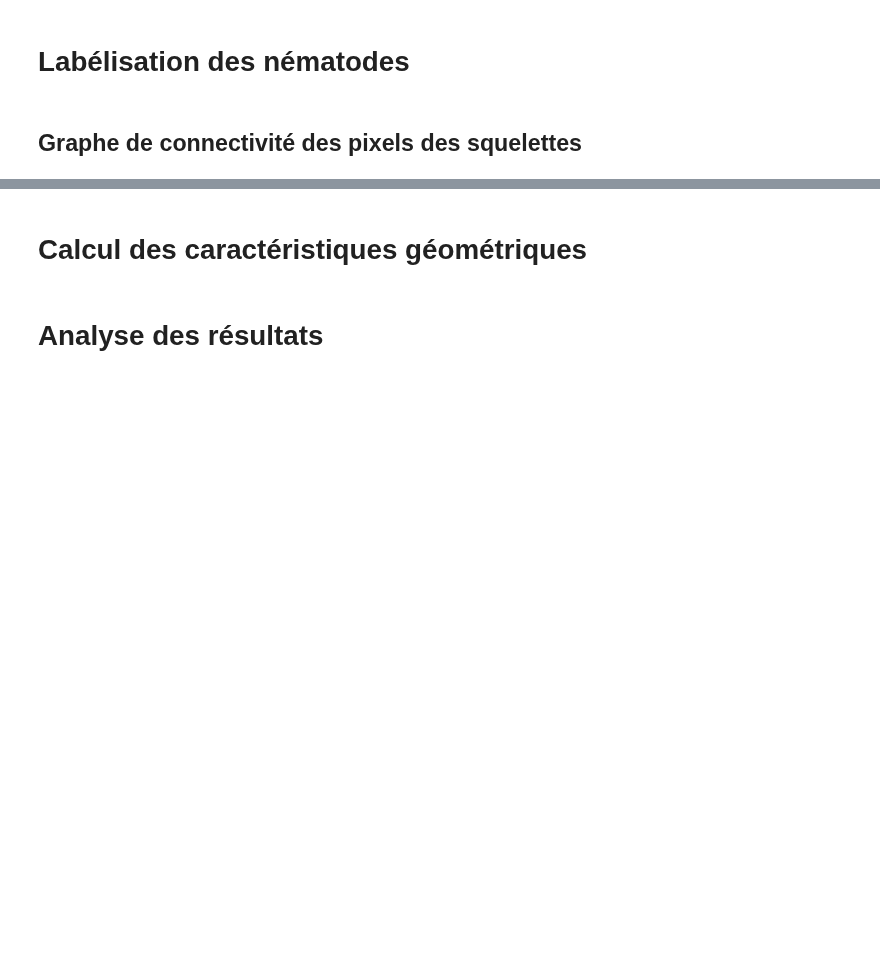
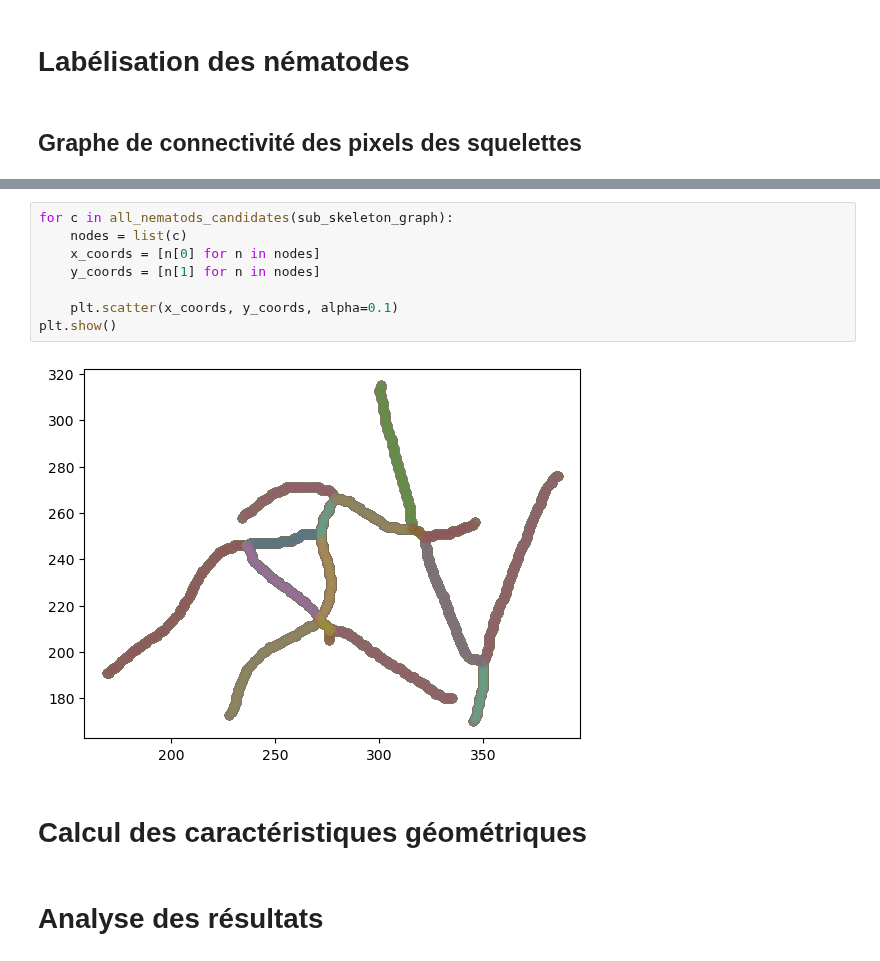
Before and after one commit to Lilian-GA/Nematode_status_assay, a Jupyter notebook: Nematods.ipynb, the cells around one changed output, grey strips where cells are left out. Cells and saved outputs as stored; diff of their text form; blank space fills up the shorter version.

```diff
--- a/Nematods.ipynb
+++ b/Nematods.ipynb
@@ -263,3 +315,13 @@ def adjacency_matrix(image):
+# %%
+for c in all_nematods_candidates(sub_skeleton_graph):
+    nodes = list(c)
+    x_coords = [n[0] for n in nodes]
+    y_coords = [n[1] for n in nodes]
+
+    plt.scatter(x_coords, y_coords, alpha=0.1)
+plt.show()
+# %% [output]
+[figure, added]
 # %% [markdown]
 # Calcul des caractéristiques géométriques
 # %% [markdown]
```
Also changed, not shown: parts of 5 cells of this notebook, 1 other file.
